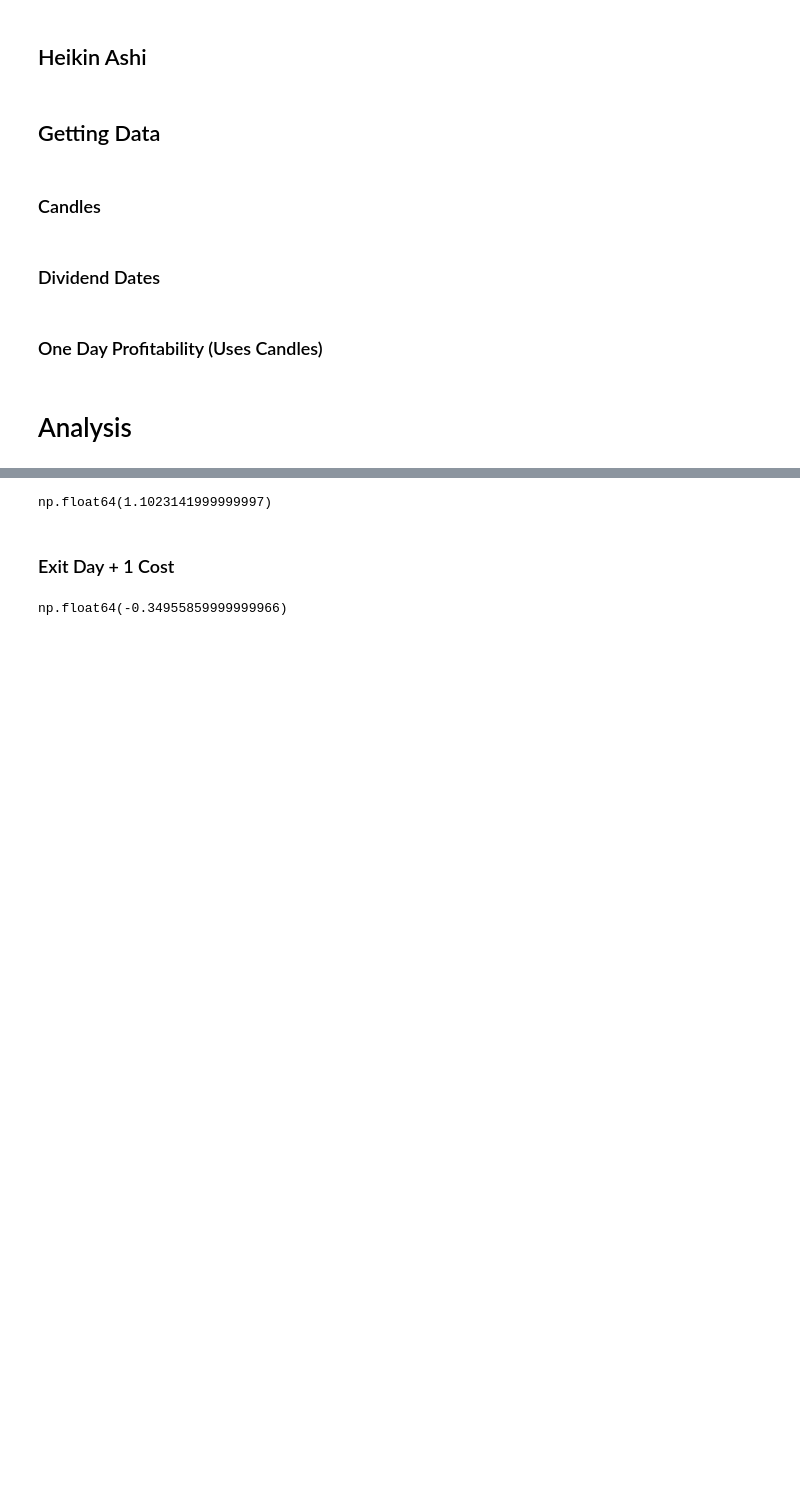
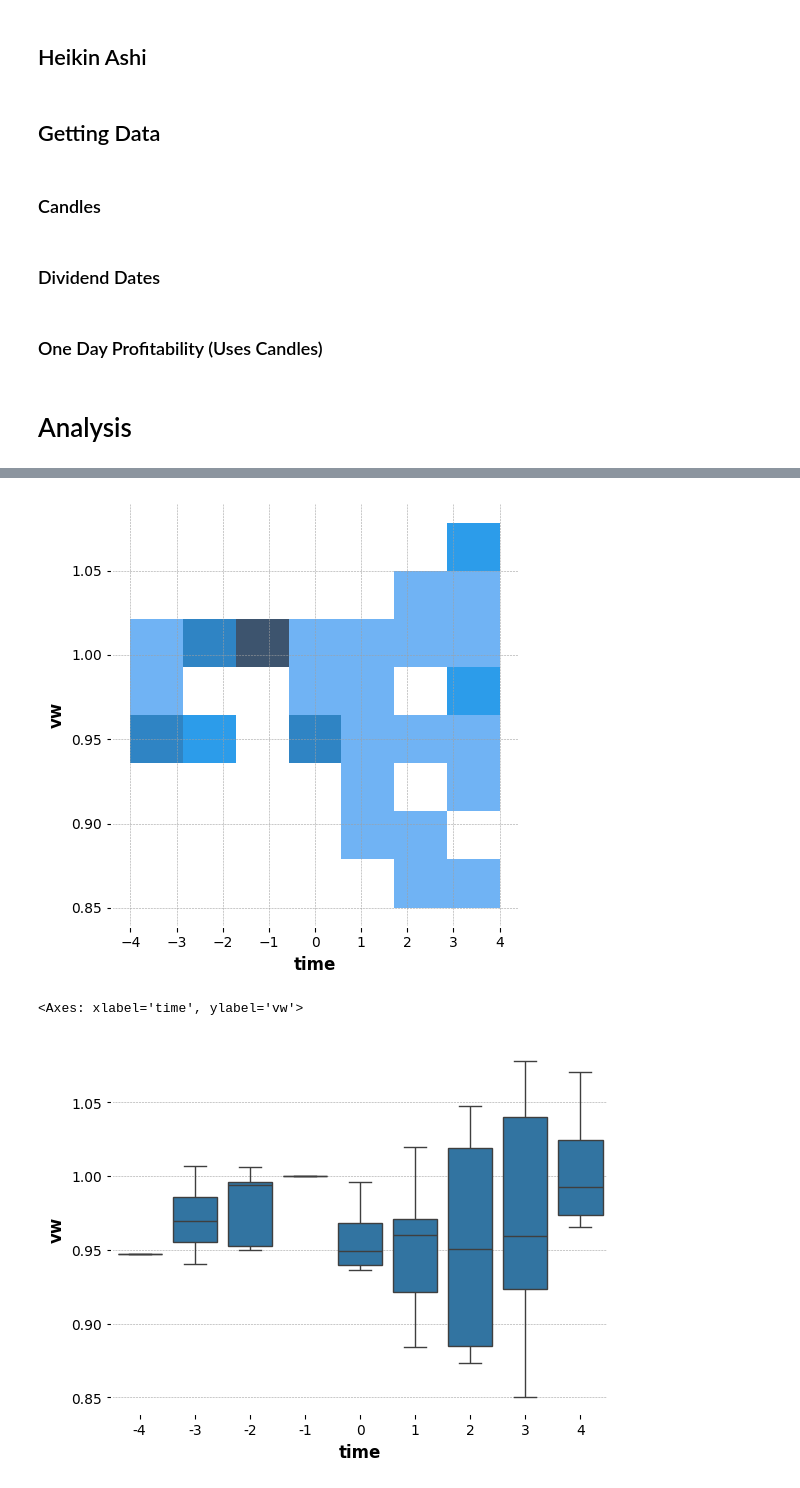
Before and after one commit to 2yan/dividend_analysis, a Jupyter notebook: Historical_div_dates.ipynb, the cells around one changed output, grey strips where cells are left out. Cells and saved outputs as stored; diff of their text form; code cells hidden in the pictures; blank space fills up the shorter version.

```diff
--- a/Historical_div_dates.ipynb
+++ b/Historical_div_dates.ipynb
@@ -167,10 +149,43 @@ data = pd.DataFrame(final)
-# %%
-(data['cash_amount'] - data['profit']).mean()
-# %% [output]
-np.float64(1.1023141999999997)
-# %% [markdown]
-### Exit Day + 1 Cost
-# %%
-data['profit'].mean()
-# %% [output]
-np.float64(-0.34955859999999966)
+# %%
+final = []
+for row in divs:
+    ex_div_date = row['ex_dividend_date']
+    record_date = row['record_date']
+
+    begin = pd.to_datetime(record_date) - pd.offsets.BDay(4)
+    end = pd.to_datetime(record_date) + pd.offsets.BDay(4)
+    try:
+        candles = get_candles(ticker, begin, end, '1Hour')
+        row['candles'] = candles
+        final.append(row)
+    except Exception as e:
+        pass
+# %%
+def analyze(row):
+    ex_div_date = pd.to_datetime(row['ex_dividend_date'])
+    candles = pd.DataFrame(row['candles'])
+    candles['t'] = pd.to_datetime(candles['t'])
+    candles['date'] = candles['t'].dt.date
+    candles = candles.groupby('date')[['vw']].mean()
+    candles = candles.reset_index()
+    candles['div_date'] = pd.to_datetime(candles['date']) == pd.to_datetime(ex_div_date)
+    candles['time'] = candles.index - candles['div_date'].idxmax()
+    candles = candles.set_index('time')
+    return candles
+# %%
+results = []
+for thing in final:
+    ans = analyze(thing)
+    base_price = ans.loc[-1]['vw']
+    ans['vw'] = ans['vw']/base_price
+    ans['date'] = thing['record_date']
+    results.append(ans)
+
+x = pd.concat(results).reset_index()
+sea.displot(x = x['time'],y = x['vw'])
+plt.show()
+sea.boxplot(x = x['time'], y = x['vw'])
+# %% [output]
+[figure, added]
+<Axes: xlabel='time', ylabel='vw'>
+[figure, added]
```
Also changed, not shown: parts of 5 cells of this notebook.
